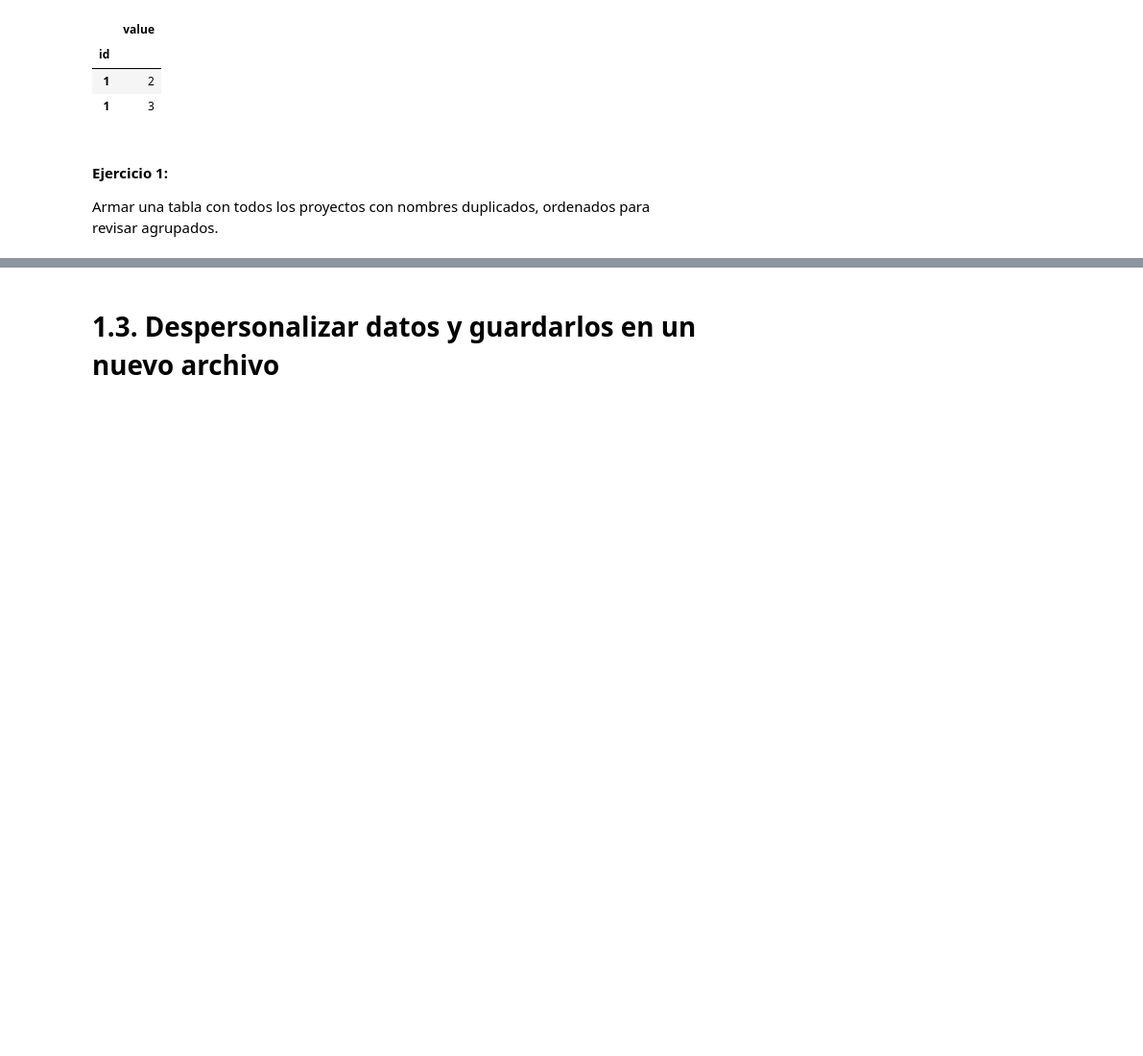
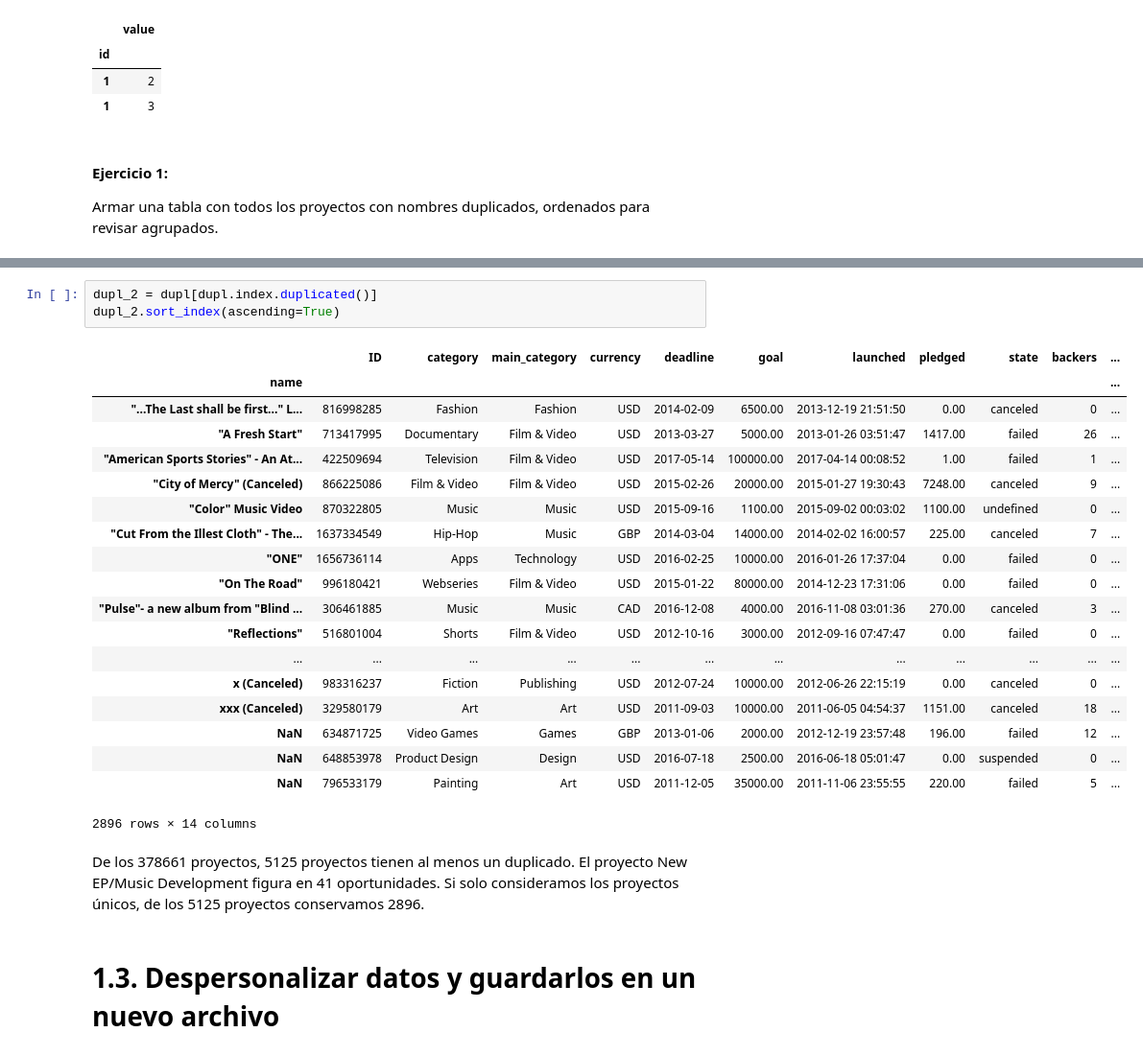
Before and after one commit to valenmongi/Diplodatos, a Jupyter notebook: Limpieza.ipynb, the cells around one changed output, grey strips where cells are left out. Shown at 96% size. Drawn from its saved outputs; the diff is of its cells as text; blank space fills up the shorter version.

```diff
--- a/Limpieza.ipynb
+++ b/Limpieza.ipynb
@@ -380,3 +415,28 @@ Armar una tabla con todos los proyectos con nombres duplicados, ordenados para r
+# %%
+dupl_2 = dupl[dupl.index.duplicated()]
+dupl_2.sort_index(ascending=True)
+# %% [output]
+|  | ID | category | main_category | currency | deadline | goal | launched | pledged | state | backers | ... |
+| name |  |  |  |  |  |  |  |  |  |  | ... |
+| "...The Last shall be first..." L... | 816998285 | Fashion | Fashion | USD | 2014-02-09 | 6500.00 | 2013-12-19 21:51:50 | 0.00 | canceled | 0 | ... |
+| "A Fresh Start" | 713417995 | Documentary | Film & Video | USD | 2013-03-27 | 5000.00 | 2013-01-26 03:51:47 | 1417.00 | failed | 26 | ... |
+| "American Sports Stories" - An At... | 422509694 | Television | Film & Video | USD | 2017-05-14 | 100000.00 | 2017-04-14 00:08:52 | 1.00 | failed | 1 | ... |
+| "City of Mercy" (Canceled) | 866225086 | Film & Video | Film & Video | USD | 2015-02-26 | 20000.00 | 2015-01-27 19:30:43 | 7248.00 | canceled | 9 | ... |
+| "Color" Music Video | 870322805 | Music | Music | USD | 2015-09-16 | 1100.00 | 2015-09-02 00:03:02 | 1100.00 | undefined | 0 | ... |
+| "Cut From the Illest Cloth" - The... | 1637334549 | Hip-Hop | Music | GBP | 2014-03-04 | 14000.00 | 2014-02-02 16:00:57 | 225.00 | canceled | 7 | ... |
+| "ONE" | 1656736114 | Apps | Technology | USD | 2016-02-25 | 10000.00 | 2016-01-26 17:37:04 | 0.00 | failed | 0 | ... |
+| "On The Road" | 996180421 | Webseries | Film & Video | USD | 2015-01-22 | 80000.00 | 2014-12-23 17:31:06 | 0.00 | failed | 0 | ... |
+| "Pulse"- a new album from "Blind ... | 306461885 | Music | Music | CAD | 2016-12-08 | 4000.00 | 2016-11-08 03:01:36 | 270.00 | canceled | 3 | ... |
+| "Reflections" | 516801004 | Shorts | Film & Video | USD | 2012-10-16 | 3000.00 | 2012-09-16 07:47:47 | 0.00 | failed | 0 | ... |
+| ... | ... | ... | ... | ... | ... | ... | ... | ... | ... | ... | ... |
+| x (Canceled) | 983316237 | Fiction | Publishing | USD | 2012-07-24 | 10000.00 | 2012-06-26 22:15:19 | 0.00 | canceled | 0 | ... |
+| xxx (Canceled) | 329580179 | Art | Art | USD | 2011-09-03 | 10000.00 | 2011-06-05 04:54:37 | 1151.00 | canceled | 18 | ... |
+| NaN | 634871725 | Video Games | Games | GBP | 2013-01-06 | 2000.00 | 2012-12-19 23:57:48 | 196.00 | failed | 12 | ... |
+| NaN | 648853978 | Product Design | Design | USD | 2016-07-18 | 2500.00 | 2016-06-18 05:01:47 | 0.00 | suspended | 0 | ... |
+| NaN | 796533179 | Painting | Art | USD | 2011-12-05 | 35000.00 | 2011-11-06 23:55:55 | 220.00 | failed | 5 | ... |
+2896 rows × 14 columns
+# %% [markdown]
+De los 378661 proyectos, 5125 proyectos tienen al menos un duplicado. El proyecto New EP/Music Development figura en 41 oportunidades. Si solo consideramos los proyectos únicos, de los 5125 proyectos conservamos 2896.
 # %% [markdown]
 # 1.3. Despersonalizar datos y guardarlos en un nuevo archivo
 # %% [markdown]
```
Also changed, not shown: parts of 24 cells of this notebook.
